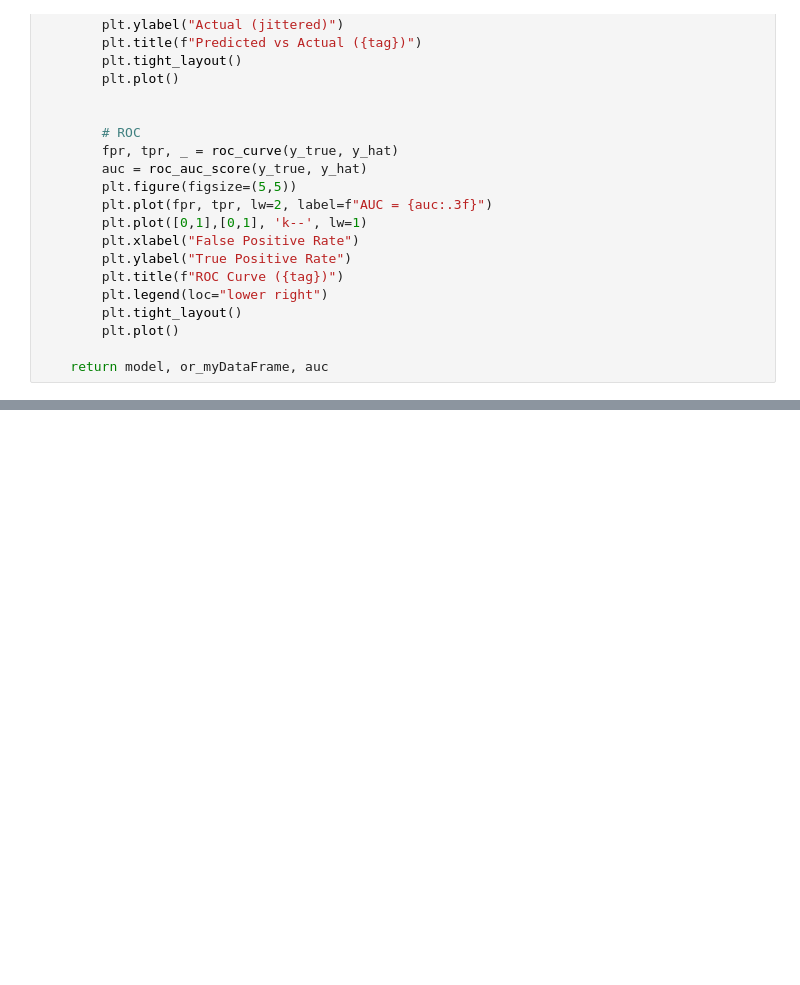
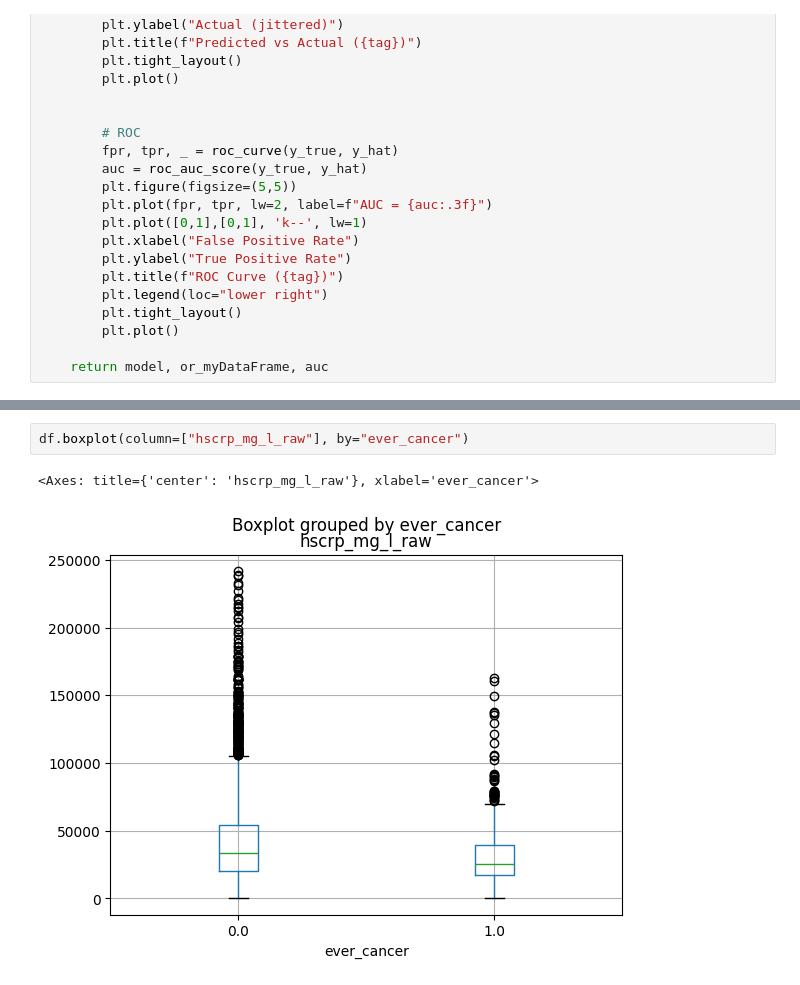
Before and after one commit to mathurdhairya29-dot/stress-cancer-metastasis, a Jupyter notebook: Aim1/script/AnalysisFile_mukesh.ipynb, the cells around one changed output, grey strips where cells are left out. Saved outputs shown, nothing was run; the diff lists cells and outputs as text; blank space fills up the shorter version.

```diff
--- a/Aim1/script/AnalysisFile_mukesh.ipynb
+++ b/Aim1/script/AnalysisFile_mukesh.ipynb
@@ -337,0 +342,5 @@ Optimization terminated successfully    (Exit mode 0)
+# %%
+df.boxplot(column=["hscrp_mg_l_raw"], by="ever_cancer")
+# %% [output]
+<Axes: title={'center': 'hscrp_mg_l_raw'}, xlabel='ever_cancer'>
+[figure, added]
```
Also changed, not shown: parts of 7 cells of this notebook.
